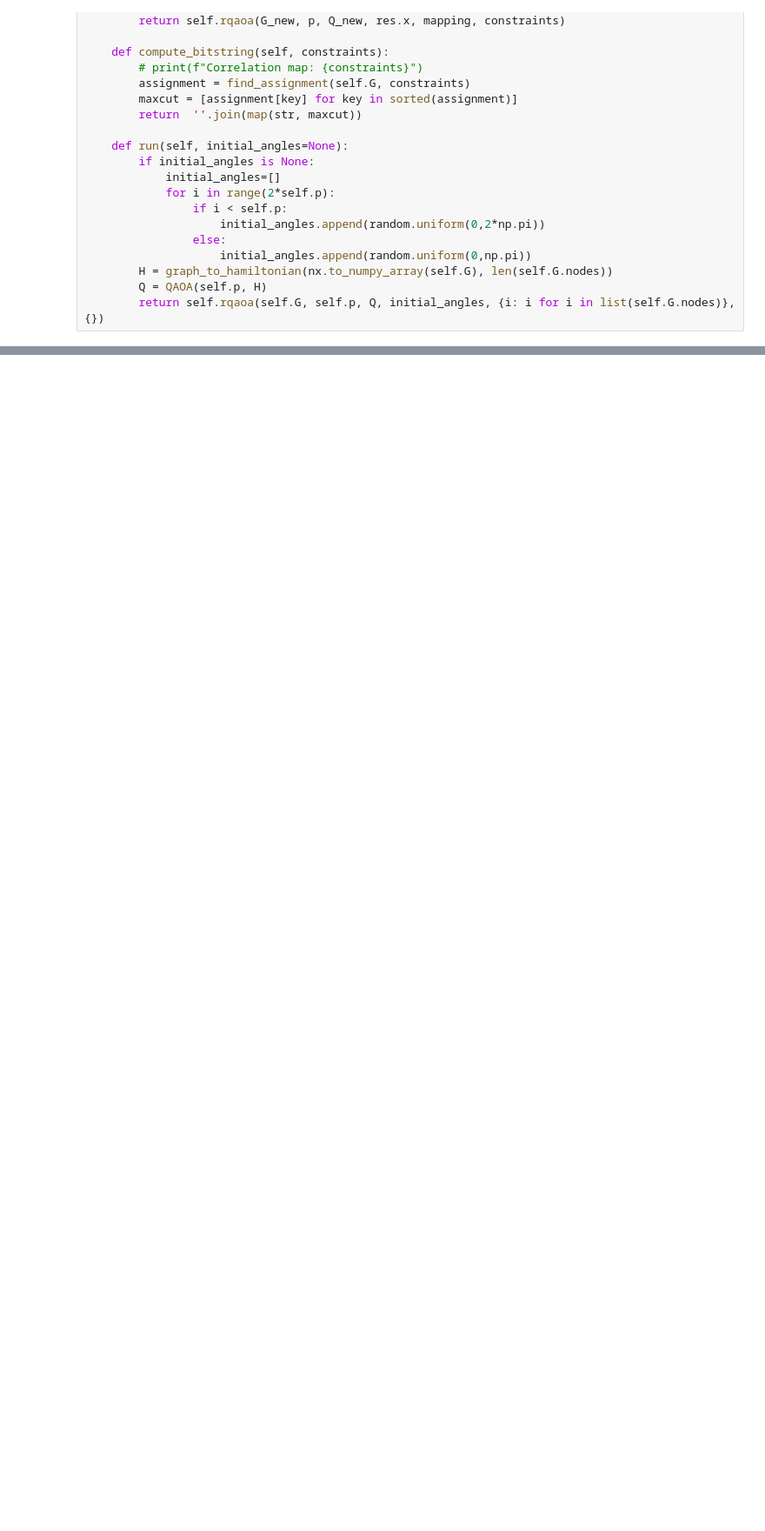
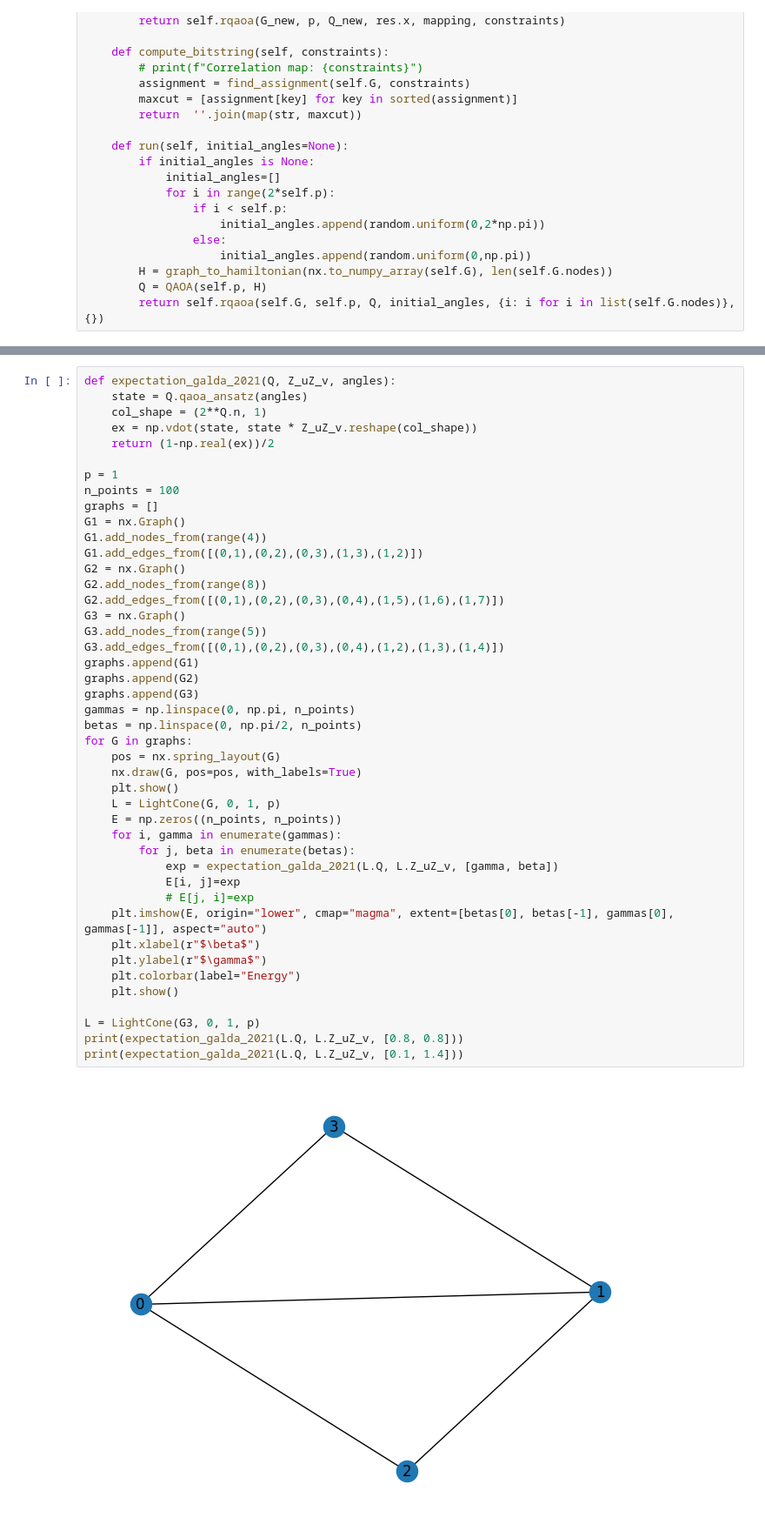
Before and after one commit to allegrastrippoli/qaoa-scale-free-graphs, a Jupyter notebook: qaoa_scale_free_graphs.ipynb, the cells around one changed output, grey strips where cells are left out. Shown at 87% size. Saved outputs shown, nothing was run; the diff lists cells and outputs as text; blank space fills up the shorter version.

```diff
--- a/qaoa_scale_free_graphs.ipynb
+++ b/qaoa_scale_free_graphs.ipynb
@@ -840,0 +821,46 @@ for node in num_nodes:
+# %%
+def expectation_galda_2021(Q, Z_uZ_v, angles):
+    state = Q.qaoa_ansatz(angles)
+    col_shape = (2**Q.n, 1)
+    ex = np.vdot(state, state * Z_uZ_v.reshape(col_shape))
+    return (1-np.real(ex))/2
+
+p = 1
+n_points = 100
+graphs = []
+G1 = nx.Graph()
+G1.add_nodes_from(range(4))
+G1.add_edges_from([(0,1),(0,2),(0,3),(1,3),(1,2)])
+G2 = nx.Graph()
+G2.add_nodes_from(range(8))
+G2.add_edges_from([(0,1),(0,2),(0,3),(0,4),(1,5),(1,6),(1,7)])
+G3 = nx.Graph()
+G3.add_nodes_from(range(5))
+G3.add_edges_from([(0,1),(0,2),(0,3),(0,4),(1,2),(1,3),(1,4)])
+graphs.append(G1)
+graphs.append(G2)
+graphs.append(G3)
+gammas = np.linspace(0, np.pi, n_points)
+betas = np.linspace(0, np.pi/2, n_points)
+for G in graphs:
+    pos = nx.spring_layout(G)
+    nx.draw(G, pos=pos, with_labels=True)
+    plt.show()
+    L = LightCone(G, 0, 1, p)
+    E = np.zeros((n_points, n_points))
+    for i, gamma in enumerate(gammas):
+        for j, beta in enumerate(betas):
+            exp = expectation_galda_2021(L.Q, L.Z_uZ_v, [gamma, beta])
+            E[i, j]=exp
+            # E[j, i]=exp
+    plt.imshow(E, origin="lower", cmap="magma", extent=[betas[0], betas[-1], gammas[0], gammas[-1]], aspect="auto")
+    plt.xlabel(r"$\beta$")
+    plt.ylabel(r"$\gamma$")
+    plt.colorbar(label="Energy")
+    plt.show()
+
+L = LightCone(G3, 0, 1, p)
+print(expectation_galda_2021(L.Q, L.Z_uZ_v, [0.8, 0.8]))
+print(expectation_galda_2021(L.Q, L.Z_uZ_v, [0.1, 1.4]))
+# %% [output]
+[figure, added]
```
Also changed, not shown: parts of 8 cells of this notebook.
